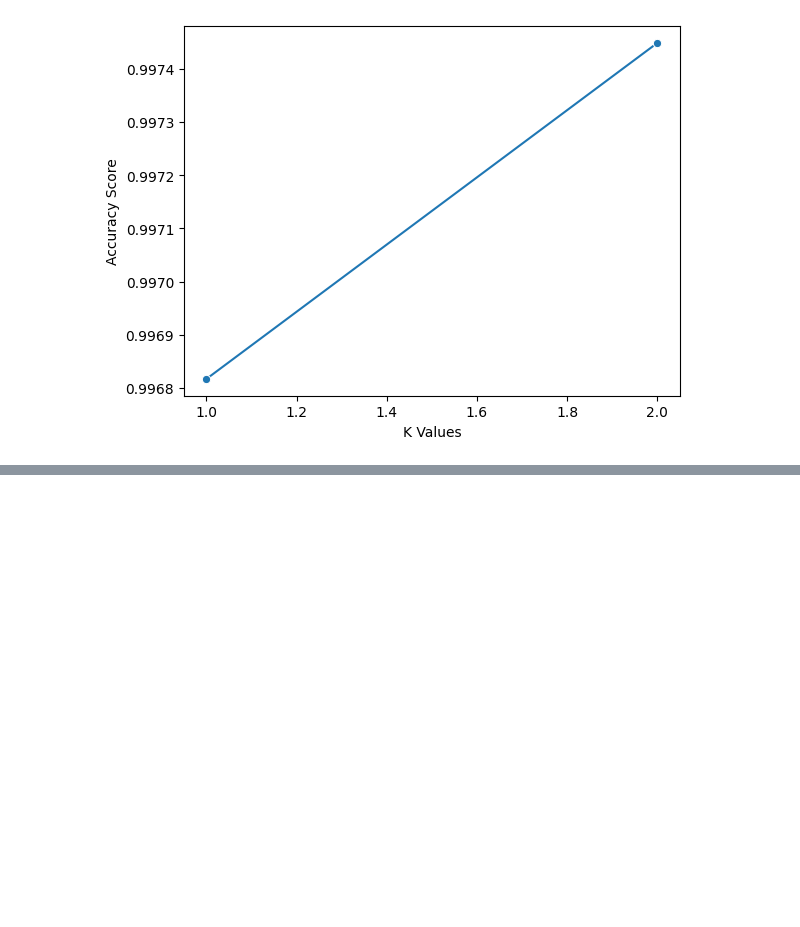
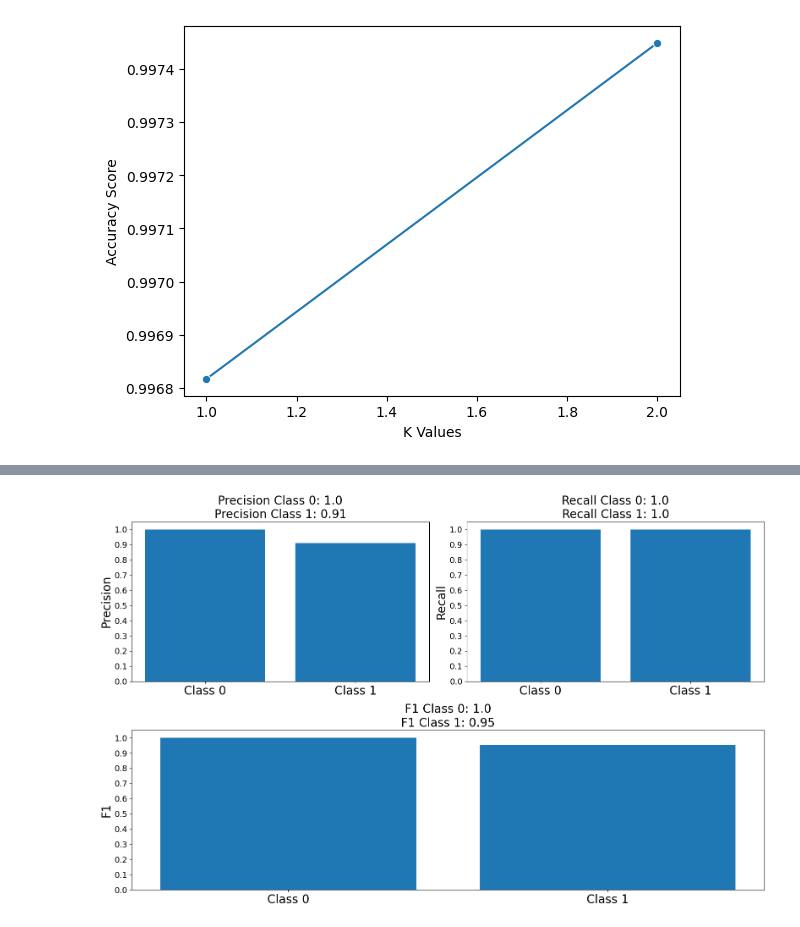
Before and after one commit to AndrijaLazic/AsteroidDetectionModel, a Jupyter notebook: Project.ipynb, the cells around one changed output, grey strips where cells are left out. Cells and saved outputs as stored; diff of their text form; code cells hidden in the pictures; blank space fills up the shorter version.

```diff
--- a/Project.ipynb
+++ b/Project.ipynb
@@ -869,0 +902,7 @@ display(RezultatiTestiranja)
+# %%
+XGBC = XGBClassifier()
+XGBC.fit(X_train, Y_train.values.ravel())
+yPredict=XGBC.predict(X_test)
+get_precisions_recalls(Y_test.values.ravel(), yPredict)
+# %% [output]
+[figure, added]
```
Also changed, not shown: parts of 8 cells of this notebook, 1 other file.
